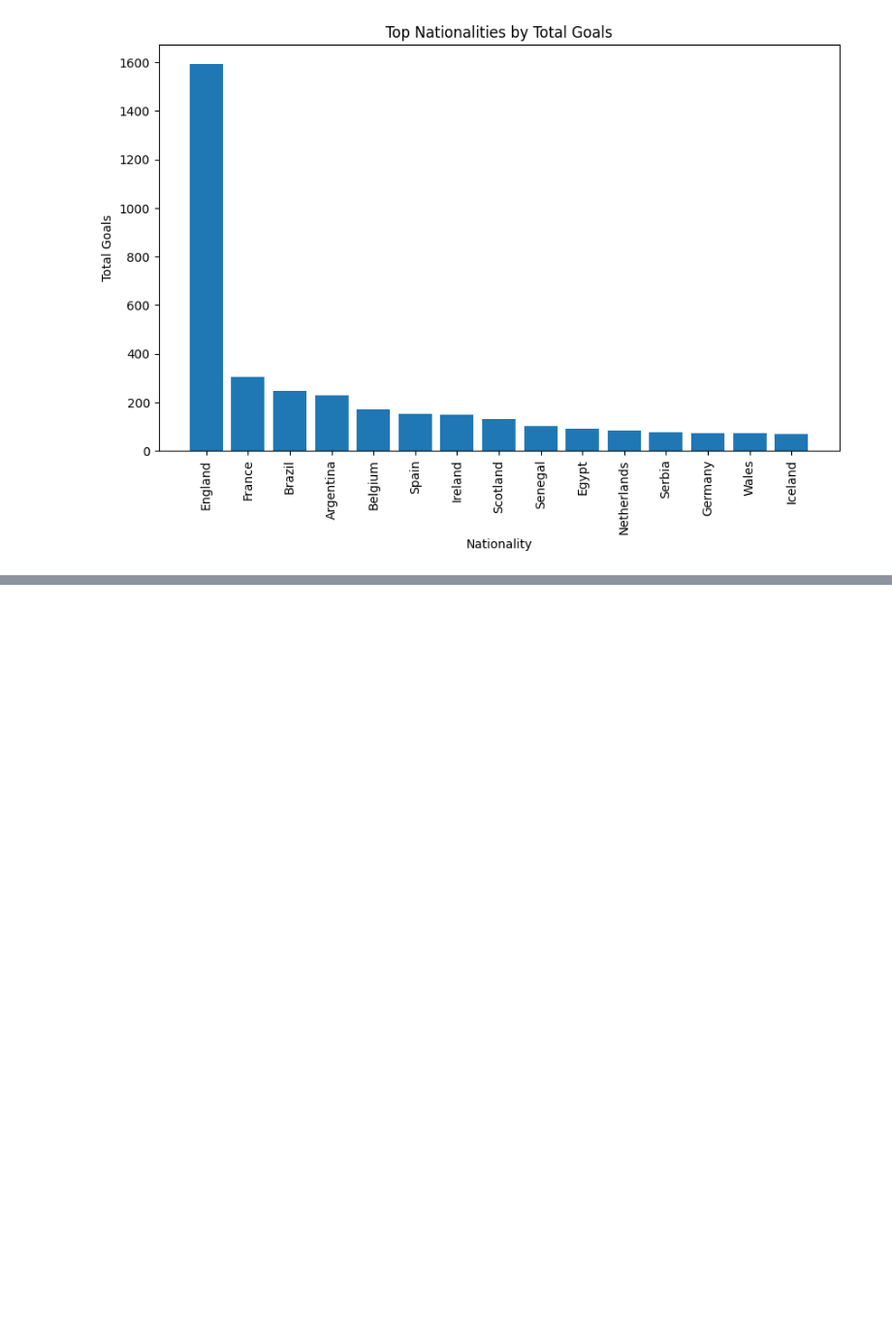
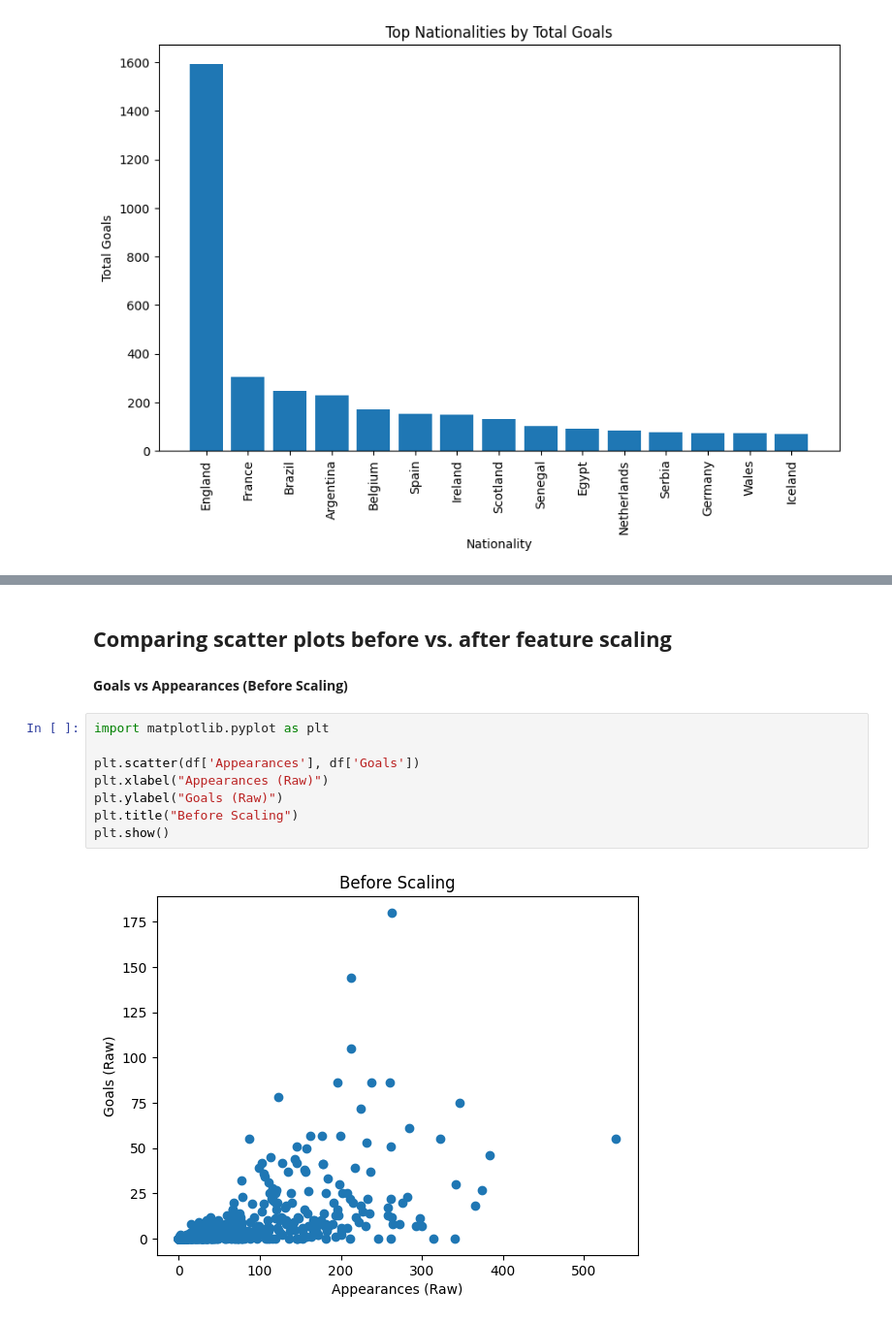
Before and after one commit to springboardmentor1979b-cmyk/ScoreSight---Predicting-EPL-Points-Tally-Top-Scorer, a Jupyter notebook: Vishal_EplScorePrediction.ipynb, the cells around one changed output, grey strips where cells are left out. Shown at 97% size. Saved outputs shown, nothing was run; the diff lists cells and outputs as text; blank space fills up the shorter version.

```diff
--- a/Vishal_EplScorePrediction.ipynb
+++ b/Vishal_EplScorePrediction.ipynb
@@ -412,0 +466,14 @@ plt.show()
+# %% [markdown]
+## **Comparing scatter plots before vs. after feature scaling**
+# %% [markdown]
+**Goals vs Appearances (Before Scaling)**
+# %%
+import matplotlib.pyplot as plt
+
+plt.scatter(df['Appearances'], df['Goals'])
+plt.xlabel("Appearances (Raw)")
+plt.ylabel("Goals (Raw)")
+plt.title("Before Scaling")
+plt.show()
+# %% [output]
+[figure, added]
```
Also changed, not shown: parts of 11 cells of this notebook.
